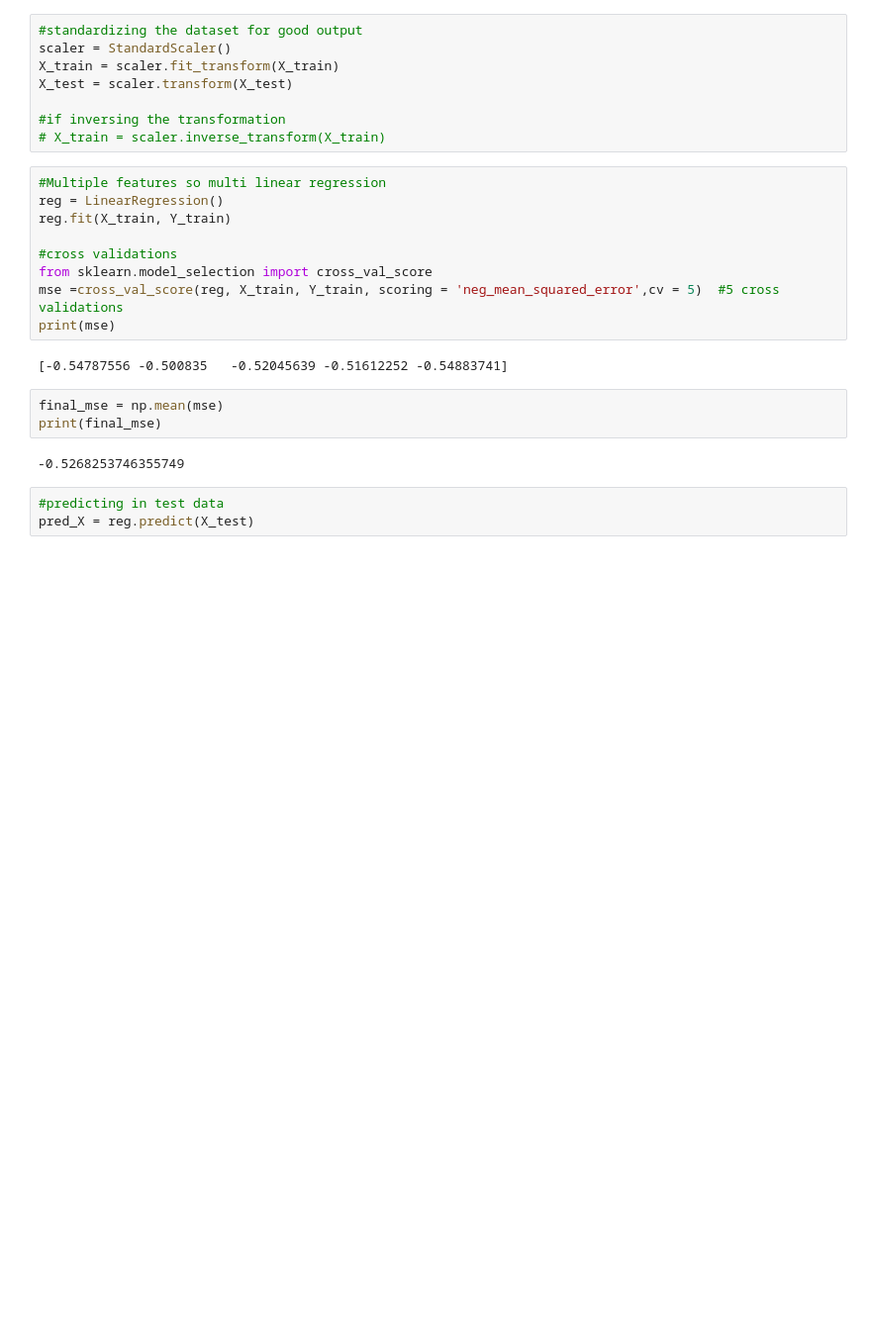
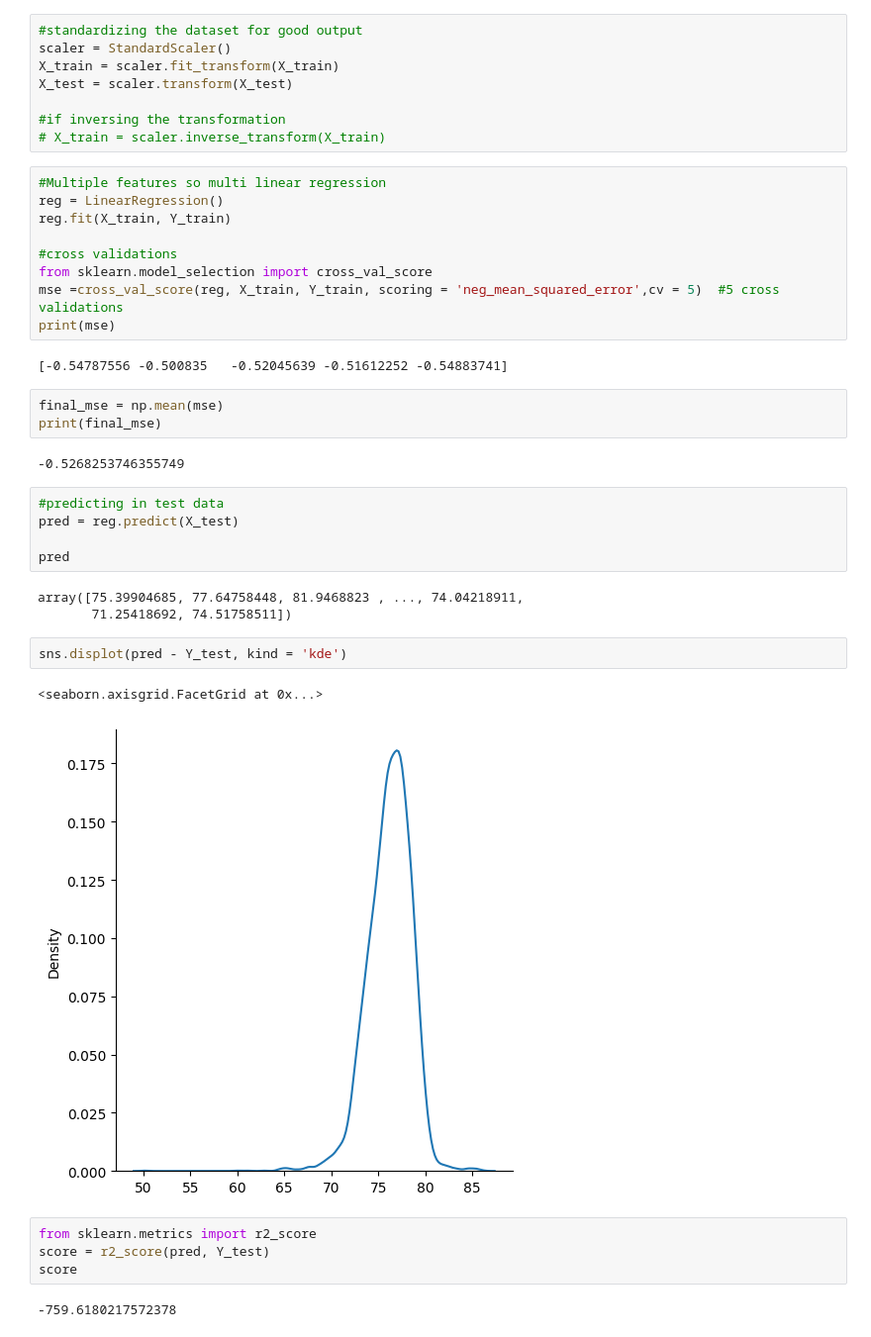
Before and after one commit to Namir50/Data-Science-Tutorial, a Jupyter notebook: Linear Regression/Project1.ipynb, the cells around one changed output. Shown at 99% size. Saved outputs shown, nothing was run; the diff lists cells and outputs as text; blank space fills up the shorter version.

```diff
--- a/Linear Regression/Project1.ipynb
+++ b/Linear Regression/Project1.ipynb
@@ -93,4 +94,20 @@ print(final_mse)
 -0.5268253746355749
 # %%
 #predicting in test data
-pred_X = reg.predict(X_test)
+pred = reg.predict(X_test)
+
+pred
+# %% [output]
+array([75.39904685, 77.64758448, 81.9468823 , ..., 74.04218911,
+       71.25418692, 74.51758511])
+# %%
+sns.displot(pred - Y_test, kind = 'kde')
+# %% [output]
+<seaborn.axisgrid.FacetGrid at 0x...>
+[figure, added]
+# %%
+from sklearn.metrics import r2_score
+score = r2_score(pred, Y_test)
+score
+# %% [output]
+-759.6180217572378
```
Also changed, not shown: parts of 1 cell of this notebook.
